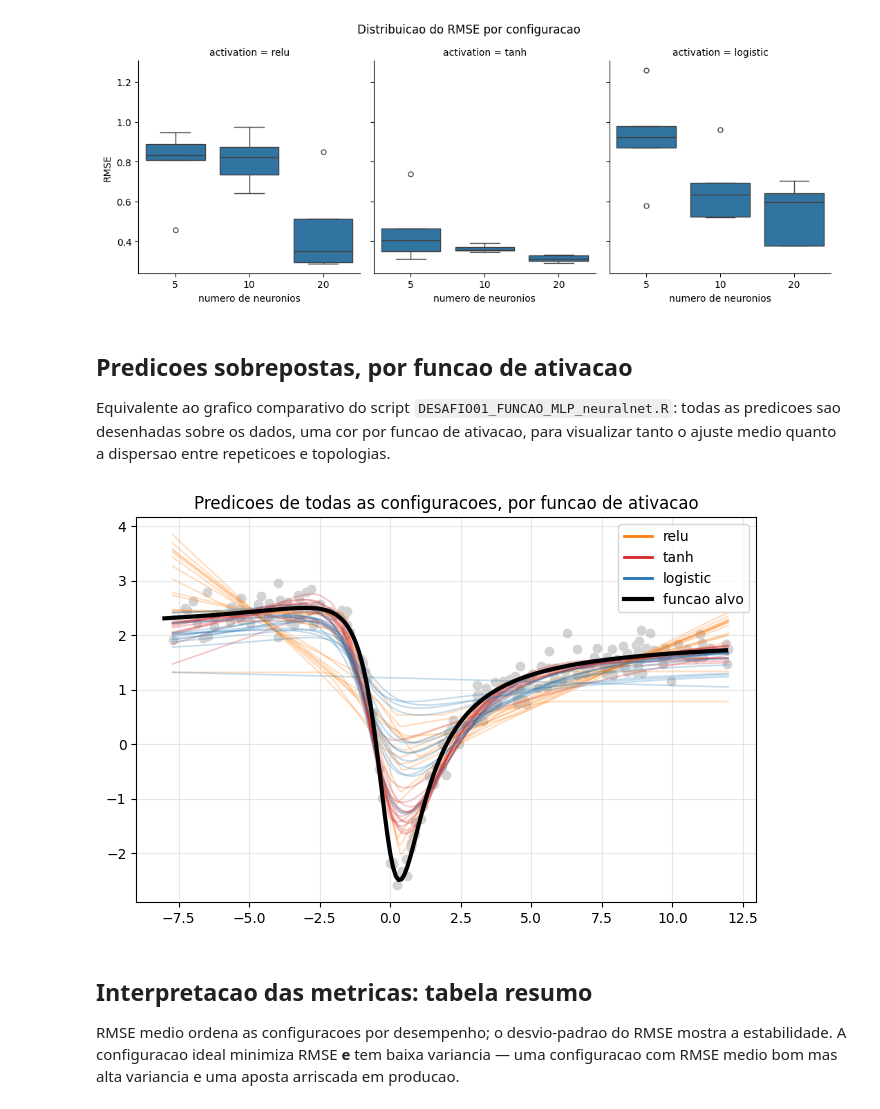
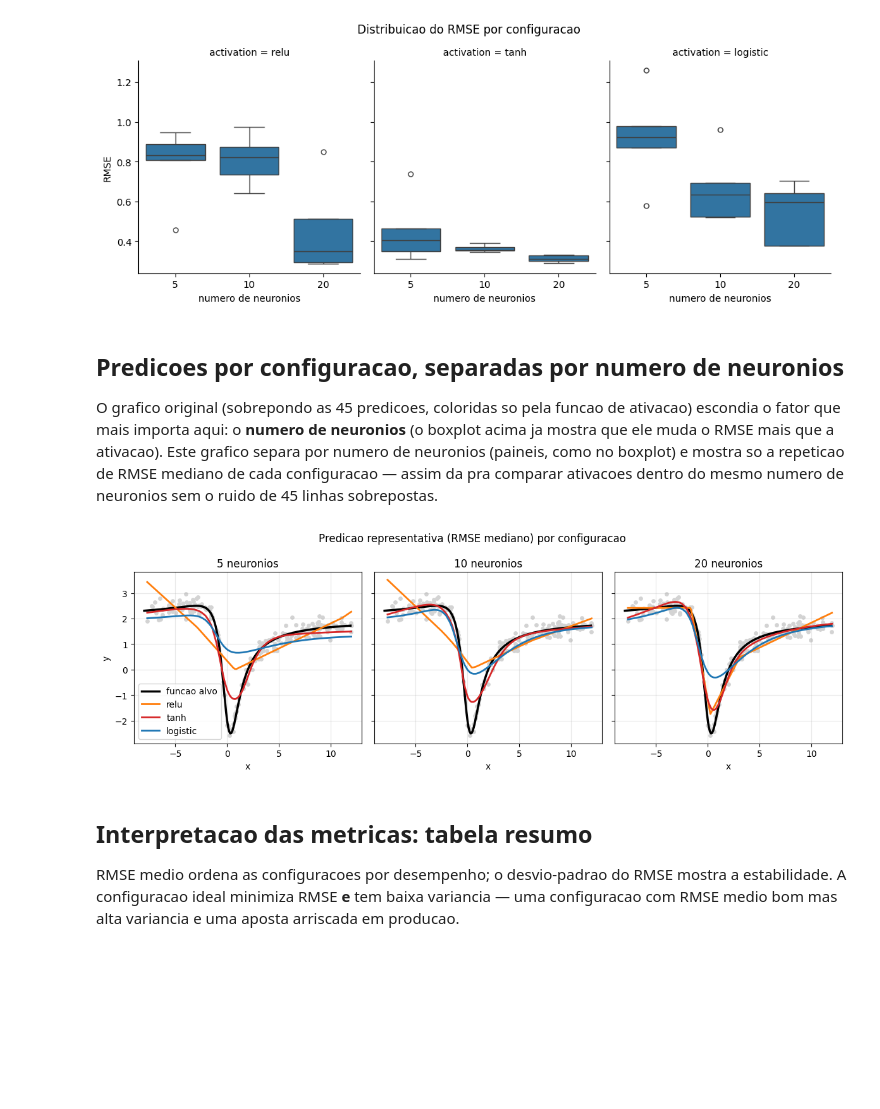
Before and after one commit to wdasilvamf/machine-learning-UFMG, a Jupyter notebook: 1-Algoritmos-Base/05-MLP-Hyperparameter-Search/mlp_hyperparameter_search.ipynb, the cells around one changed output. Saved outputs shown, nothing was run; the diff lists cells and outputs as text; code cells hidden in the pictures; blank space fills up the shorter version.

Commit message:
Corrige grafico de predicoes ilegivel no notebook de hyperparameter search
Checkpoint de aprendizado apontou que sobrepor 45 linhas coloridas so por
ativacao escondia o efeito do numero de neuronios (o fator que mais
importa, segundo o proprio boxplot). Troca por paineis por numero de
neuronios, mostrando so a repeticao de RMSE mediano por configuracao.

```diff
--- a/1-Algoritmos-Base/05-MLP-Hyperparameter-Search/mlp_hyperparameter_search.ipynb
+++ b/1-Algoritmos-Base/05-MLP-Hyperparameter-Search/mlp_hyperparameter_search.ipynb
@@ -102,32 +102,44 @@ plt.show()
 # %% [output]
 [figure]
 # %% [markdown]
-## Predicoes sobrepostas, por funcao de ativacao
+## Predicoes por configuracao, separadas por numero de neuronios
 
-Equivalente ao grafico comparativo do script `DESAFIO01_FUNCAO_MLP_neuralnet.R`:
-todas as predicoes sao desenhadas sobre os dados, uma cor por funcao de
-ativacao, para visualizar tanto o ajuste medio quanto a dispersao entre
-repeticoes e topologias.
+O grafico original (sobrepondo as 45 predicoes, coloridas so pela funcao de
+ativacao) escondia o fator que mais importa aqui: o **numero de neuronios**
+(o boxplot acima ja mostra que ele muda o RMSE mais que a ativacao). Este
+grafico separa por numero de neuronios (paineis, como no boxplot) e mostra
+so a repeticao de RMSE mediano de cada configuracao — assim da pra comparar
+ativacoes dentro do mesmo numero de neuronios sem o ruido de 45 linhas
+sobrepostas.
-# %%
-order = x.argsort()
-colors = {"relu": "tab:orange", "tanh": "tab:red", "logistic": "tab:blue"}
-
-plt.scatter(x, y, color="lightgray", zorder=1, label="dados")
-plt.plot(dt["xgrd"], dt["ymean"], color="black", lw=3, zorder=2, label="funcao alvo")
-
-for _, row in results.iterrows():
-    plt.plot(
-        x[order], row["y_pred"][order],
-        color=colors[row["activation"]], alpha=0.25, lw=1.2, zorder=1,
-    )
-
-handles = [plt.Line2D([0], [0], color=c, lw=2, label=a) for a, c in colors.items()]
-plt.legend(handles=handles + [plt.Line2D([0], [0], color="black", lw=3, label="funcao alvo")])
-plt.grid(alpha=0.3)
-plt.title("Predicoes de todas as configuracoes, por funcao de ativacao")
-plt.show()
-# %% [output]
-[figure, removed]
+# %%
+order = x.argsort()
+colors = {"relu": "tab:orange", "tanh": "tab:red", "logistic": "tab:blue"}
+hidden_sizes = sorted(results["hidden_size"].unique())
+
+fig, axes = plt.subplots(1, len(hidden_sizes), figsize=(4 * len(hidden_sizes), 4), sharey=True)
+
+for ax, hs in zip(axes, hidden_sizes):
+    subset = results[results["hidden_size"] == hs]
+    ax.scatter(x, y, color="lightgray", zorder=1, s=15)
+    ax.plot(dt["xgrd"], dt["ymean"], color="black", lw=2.5, zorder=2, label="funcao alvo")
+
+    for activation, color in colors.items():
+        config = subset[subset["activation"] == activation]
+        # pega a repeticao de RMSE mediano (representativa, sem o ruido das 5 juntas)
+        linha_mediana = config.iloc[(config["rmse"] - config["rmse"].median()).abs().argsort().iloc[0]]
+        ax.plot(x[order], linha_mediana["y_pred"][order], color=color, lw=2, label=activation)
+
+    ax.set_title(f"{hs} neuronios")
+    ax.set_xlabel("x")
+    ax.grid(alpha=0.3)
+
+axes[0].set_ylabel("y")
+axes[0].legend()
+fig.suptitle("Predicao representativa (RMSE mediano) por configuracao")
+plt.tight_layout()
+plt.show()
+# %% [output]
+[figure, added]
 # %% [markdown]
 ## Interpretacao das metricas: tabela resumo
 
```
